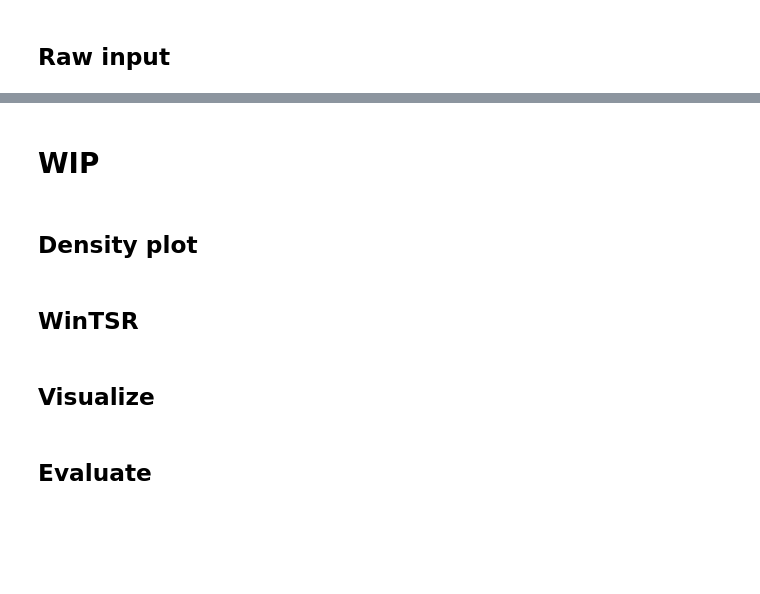
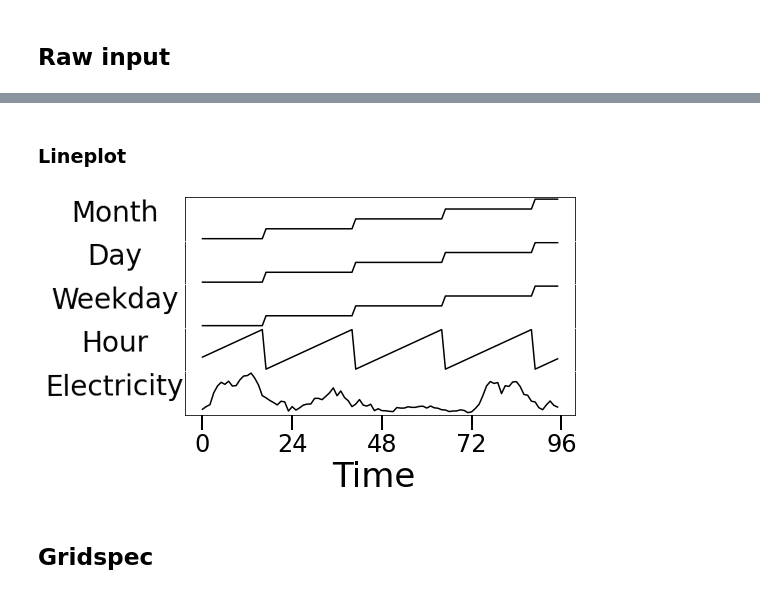
Before and after one commit to UVA-MLSys/SA-Timeseries, a Jupyter notebook: dual_interpret.ipynb, the cells around one changed output, grey strips where cells are left out. Cells and saved outputs as stored; diff of their text form; code cells hidden in the pictures; blank space fills up the shorter version.

Commit message:
add grid subplots for interpretation

```diff
--- a/dual_interpret.ipynb
+++ b/dual_interpret.ipynb
@@ -380,4 +363,2 @@ plt.show()
 # %% [markdown]
-# WIP
+### Lineplot
-# %% [markdown]
-## Density plot
@@ -412,2 +365,28 @@ plt.show()
+# %%
+# https://stackoverflow.com/questions/34933905/adding-subplots-to-a-subplot
+if args.data_path != 'mimic_iii.pkl':
+    fig, axes = plt.subplots(X.shape[-1], 1, figsize =(7, 4), sharex=True)
+    for i, ax in enumerate(axes):
+        if i + 1 < len(axes):
+            ax.get_xaxis().set_visible(False)
+            ax.spines['bottom'].set_color('white')
+        if i>0:
+            ax.spines['top'].set_color('white')
+
+        # ax.get_yaxis().label.set_visible(False)
+        # ax.get_yaxis().set_visible(False)
+        ax.set_yticks([])
+
+        feature_no = X.shape[-1]-i-1
+        ax.plot(X[sample_no, :, feature_no], color='black', linewidth=1.5)
+        ax.set_ylabel(features[feature_no], rotation=0.45, labelpad=70, y=.3)
+        ax.xaxis.set_major_locator(MultipleLocator(base=24))
+
+    fig.supxlabel('Time', fontsize=34, y=-0.15)
+    plt.savefig(f'{exp.output_folder}/example_{example_no[sample_no]}_2.jpg', dpi=200, bbox_inches="tight")
+    plt.subplots_adjust(hspace=0)
+    plt.show()
+# %% [output]
+[figure, added]
 # %% [markdown]
-## WinTSR
+## Gridspec
@@ -423,2 +392,0 @@ attr = explainer.attribute(
-# %% [markdown]
-## Visualize
@@ -450,2 +392,0 @@ plt.show()
-# %% [markdown]
-## Evaluate
```
Also changed, not shown: parts of 17 cells of this notebook, 6 other files.
